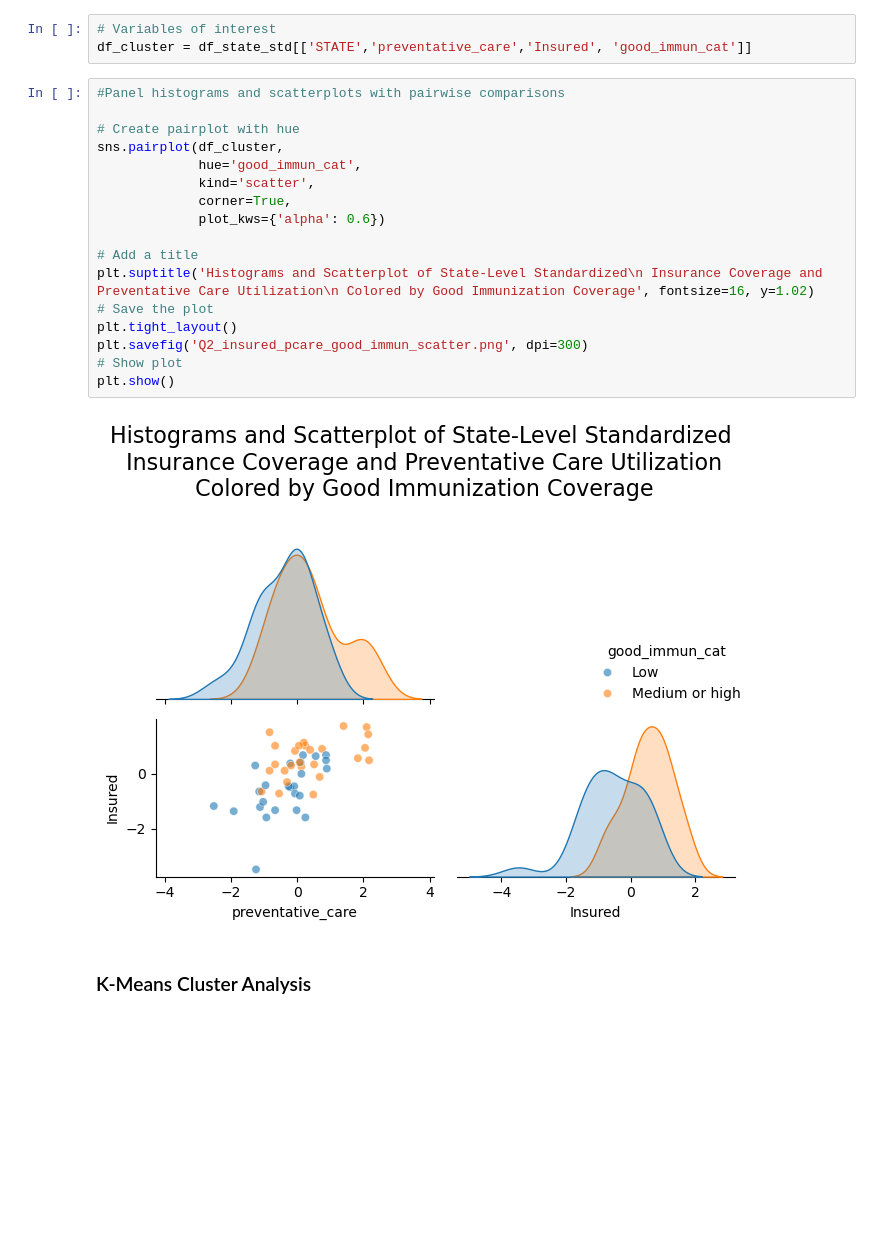
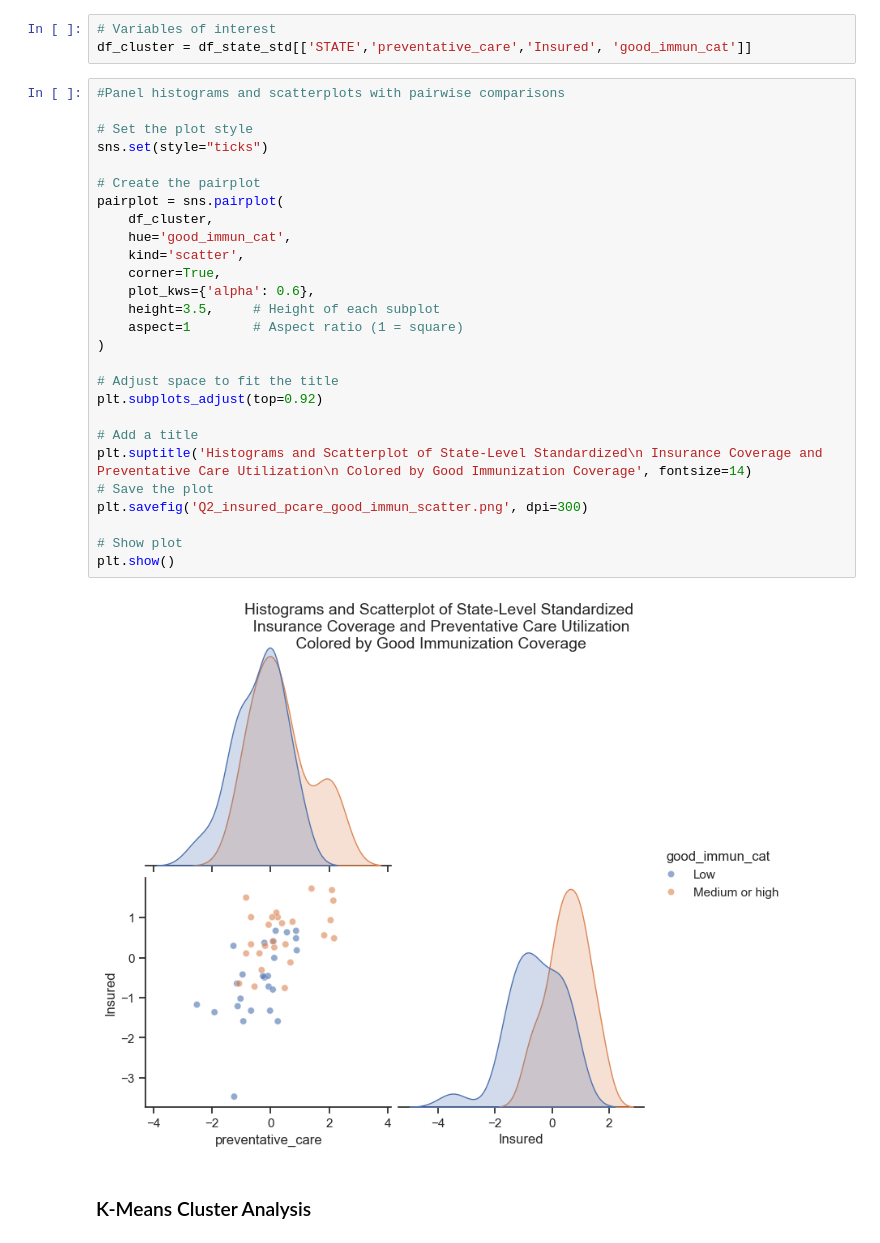
Before and after one commit to vt-art/NSCH-Machine-Learning-Project, a Jupyter notebook: code/3_NSCH_AHR_Cluster_Analysis.ipynb, the cells around one changed output. Drawn from its saved outputs; the diff is of its cells as text; blank space fills up the shorter version.

```diff
--- a/code/3_NSCH_AHR_Cluster_Analysis.ipynb
+++ b/code/3_NSCH_AHR_Cluster_Analysis.ipynb
@@ -168,22 +170,32 @@ df_cluster = df_state_std[['STATE','preventative_care','Insured', 'good_immun_ca
 # %%
 #Panel histograms and scatterplots with pairwise comparisons
 
-# Create pairplot with hue
-sns.pairplot(df_cluster,
-             hue='good_immun_cat',
-             kind='scatter',
-             corner=True,
-             plot_kws={'alpha': 0.6})
+# Set the plot style
+sns.set(style="ticks")
+
+# Create the pairplot
+pairplot = sns.pairplot(
+    df_cluster,
+    hue='good_immun_cat',
+    kind='scatter',
+    corner=True,
+    plot_kws={'alpha': 0.6},
+    height=3.5,     # Height of each subplot
+    aspect=1        # Aspect ratio (1 = square)
+)
+
+# Adjust space to fit the title
+plt.subplots_adjust(top=0.92)
 
 # Add a title
-plt.suptitle('Histograms and Scatterplot of State-Level Standardized\n Insurance Coverage and Preventative Care Utilization\n Colored by Good Immunization Coverage', fontsize=16, y=1.02)
+plt.suptitle('Histograms and Scatterplot of State-Level Standardized\n Insurance Coverage and Preventative Care Utilization\n Colored by Good Immunization Coverage', fontsize=14)
 # Save the plot
-plt.tight_layout()
 plt.savefig('Q2_insured_pcare_good_immun_scatter.png', dpi=300)
+
 # Show plot
 plt.show()
 # %% [output]
-[figure, old version]
+[figure, new version]
 # %% [markdown]
 ### K-Means Cluster Analysis
 # %%
```
Also changed, not shown: parts of 11 cells of this notebook.
